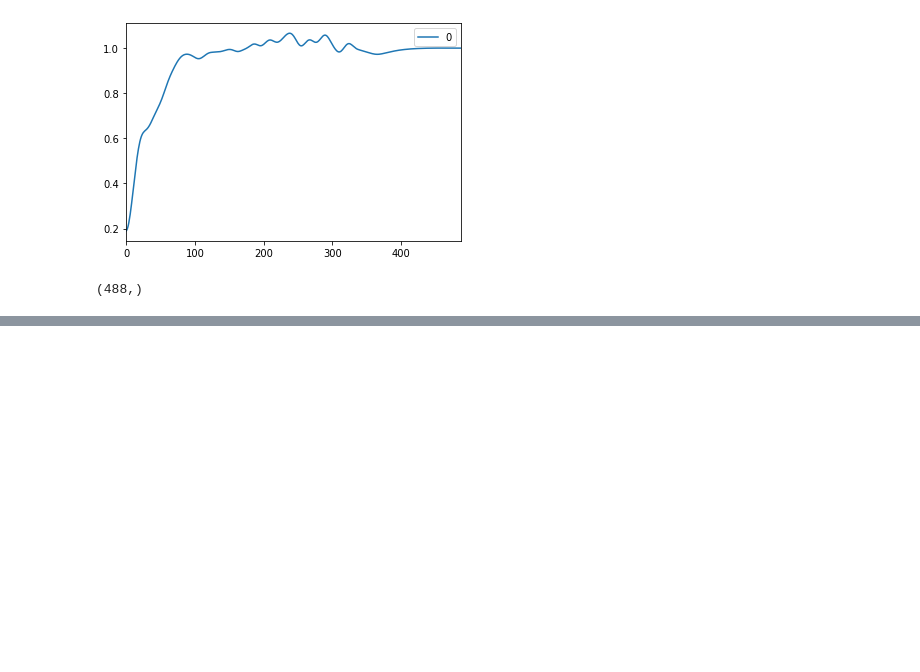
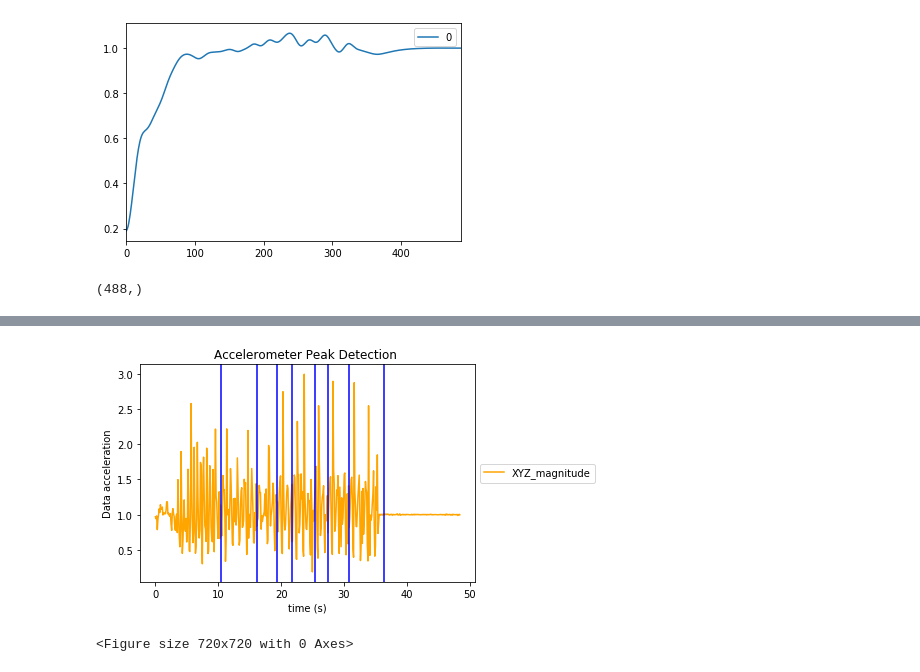
Before and after one commit to yousefkhaled282/Human-Activity-Recognition, a Jupyter notebook: Human Activity Recognition.ipynb, the cells around one changed output, grey strips where cells are left out. Drawn from its saved outputs; the diff is of its cells as text; code cells hidden in the pictures; blank space fills up the shorter version.

```diff
--- a/Human Activity Recognition.ipynb
+++ b/Human Activity Recognition.ipynb
@@ -183,0 +195,13 @@ plt.show()
+# %%
+plt.plot(df['timeElapsed'],XYZ,label='XYZ_magnitude',color='orange')
+for i in list_of_valley:
+    plt.axvline(t[i],color='blue')
+plt.title('Accelerometer Peak Detection ')
+plt.ylabel('Data acceleration')
+plt.xlabel('time (s)')
+plt.legend(loc='center left', bbox_to_anchor=(1, 0.5))
+plt.figure(figsize=(10,10))
+plt.show()
+# %% [output]
+[figure, added]
+<Figure size 720x720 with 0 Axes>
```
Also changed, not shown: parts of 7 cells of this notebook.
